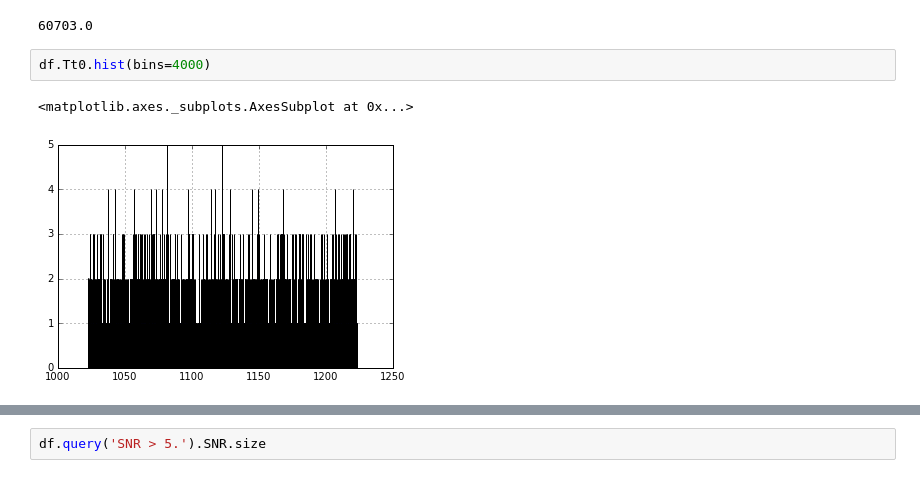
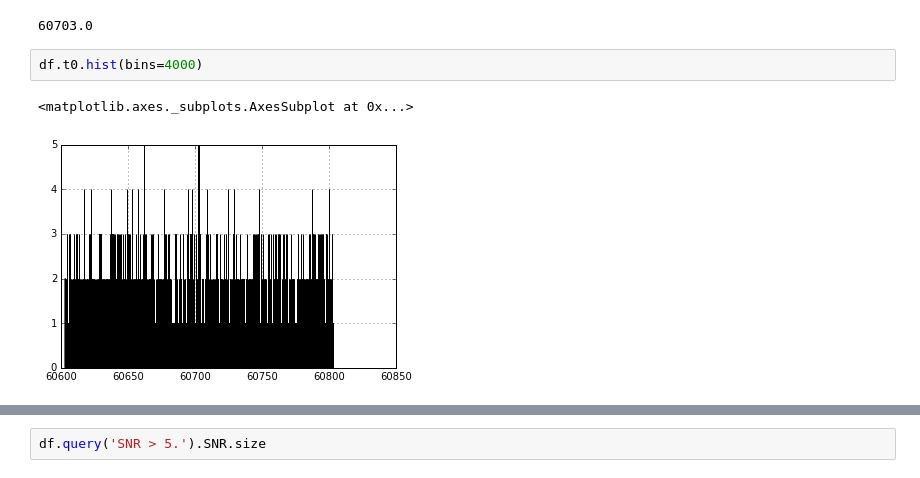
Before and after one commit to lsst-sims/legacy_sims_catUtils, a Jupyter notebook: examples/Using_SNModels_dbObj.ipynb, the cells around one changed output, grey strips where cells are left out. Drawn from its saved outputs; the diff is of its cells as text.

```diff
--- a/examples/Using_SNModels_dbObj.ipynb
+++ b/examples/Using_SNModels_dbObj.ipynb
@@ -123,10 +123,10 @@ sncatalog.mjdobs
 # %% [output]
 60703.0
 # %%
-df.Tt0.hist(bins=4000)
+df.t0.hist(bins=4000)
 # %% [output]
 <matplotlib.axes._subplots.AxesSubplot at 0x...>
-[figure, old version]
+[figure, new version]
 # %%
 df['DeltaT'] = sncatalog.mjdobs - df['t0']
 df['SNR'] = df.flux / df.flux_err
```
Also changed, not shown: parts of 16 cells of this notebook.
